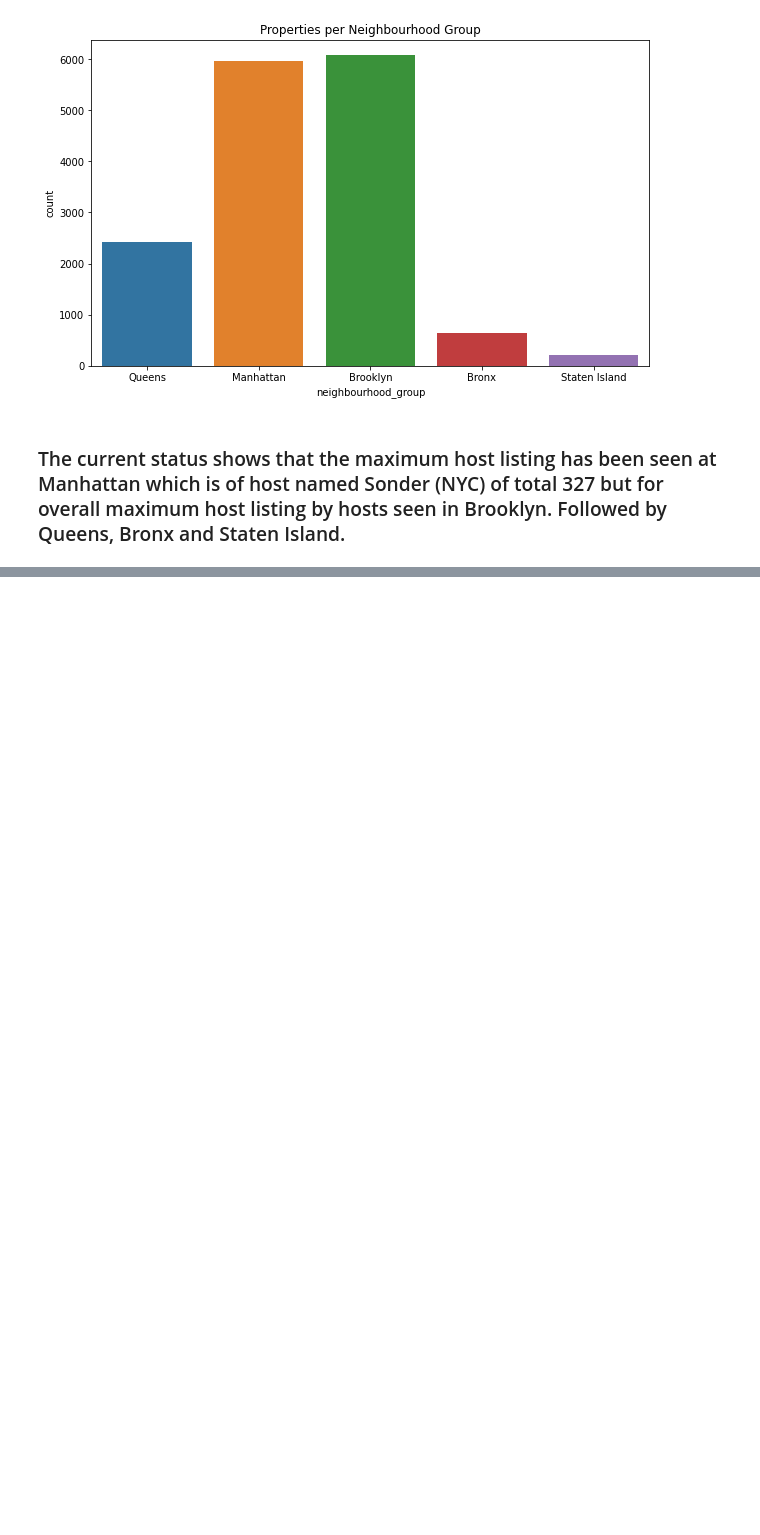
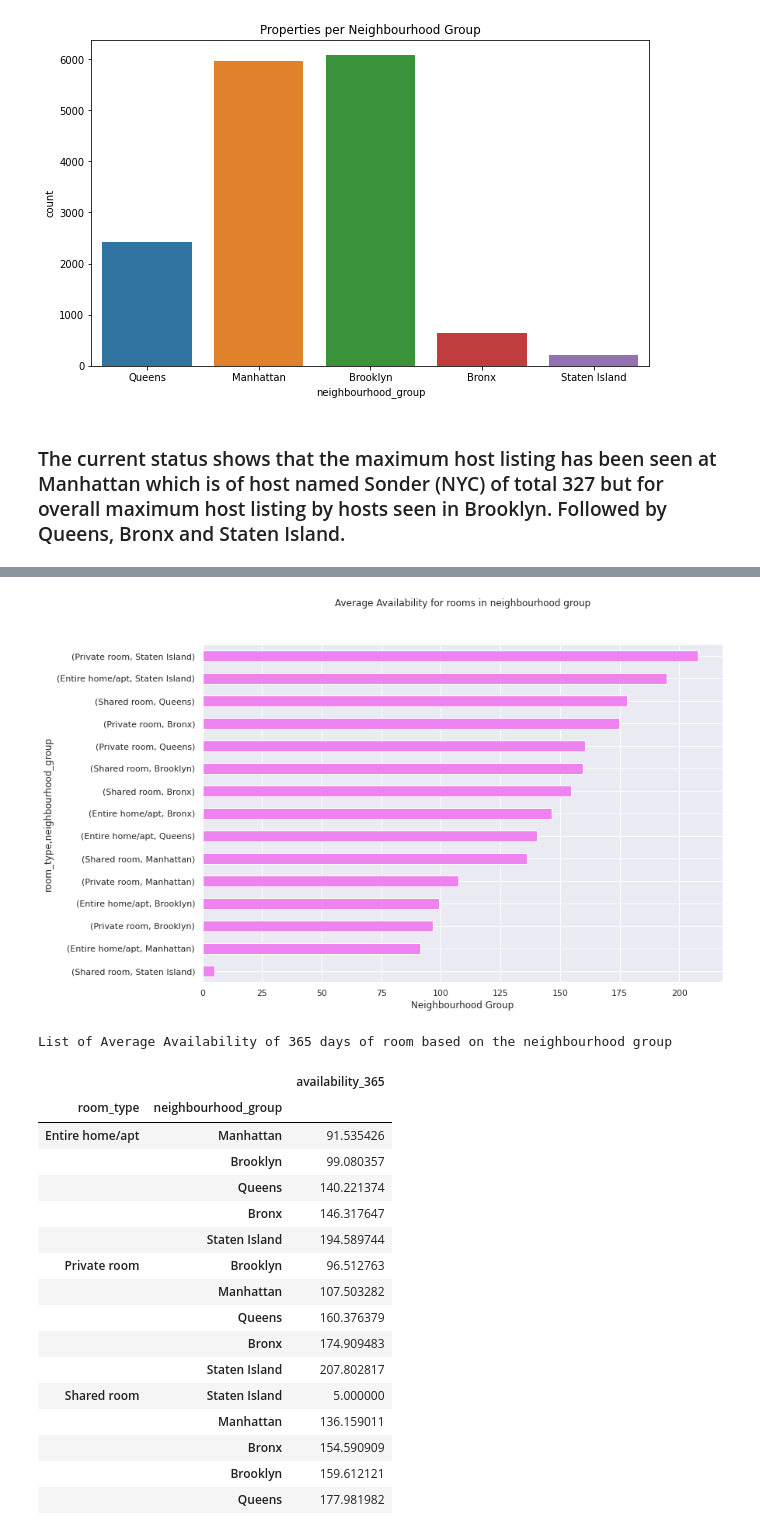
Before and after one commit to JoshiRiddhish/Airbnb-Booking-Analysis, a Jupyter notebook: Airbnb_Bookings_Analysis_(Riddhish)_Capstone_Project.ipynb, the cells around one changed output, grey strips where cells are left out. Saved outputs shown, nothing was run; the diff lists cells and outputs as text; code cells hidden in the pictures; blank space fills up the shorter version.

```diff
--- a/Airbnb_Bookings_Analysis_(Riddhish)_Capstone_Project.ipynb
+++ b/Airbnb_Bookings_Analysis_(Riddhish)_Capstone_Project.ipynb
@@ -541,0 +638,36 @@ plt.show()
+# %%
+# Plot 10
+#Dispaying the average availability of rooms in 365 days for each locality, i.e, neighbourhood group
+
+plt.figure(figsize=(12,8))
+av = df[df['price']==1]
+df_2 = df.groupby(['room_type','neighbourhood_group'])['availability_365'].mean().sort_values(ascending=True)
+df_2.plot(kind='barh', color='violet')
+plt.title('Average Availability for rooms in neighbourhood group', y=1.1)
+plt.xlabel('Neighbourhood Group')
+#Displaying plot
+plt.show()
+
+#Printing the list of average availability of 365 days of room based on the neighbourhood group from the dataset
+print('List of Average Availability of 365 days of room based on the neighbourhood group')
+pd.DataFrame(df_2).sort_values(by='room_type')
+# %% [output]
+[figure, added]
+List of Average Availability of 365 days of room based on the neighbourhood group
+|  |  | availability_365 |
+| room_type | neighbourhood_group |  |
+| Entire home/apt | Manhattan | 91.535426 |
+|  | Brooklyn | 99.080357 |
+|  | Queens | 140.221374 |
+|  | Bronx | 146.317647 |
+|  | Staten Island | 194.589744 |
+| Private room | Brooklyn | 96.512763 |
+|  | Manhattan | 107.503282 |
+|  | Queens | 160.376379 |
+|  | Bronx | 174.909483 |
+|  | Staten Island | 207.802817 |
+| Shared room | Staten Island | 5.000000 |
+|  | Manhattan | 136.159011 |
+|  | Bronx | 154.590909 |
+|  | Brooklyn | 159.612121 |
+|  | Queens | 177.981982 |
```
Also changed, not shown: parts of 20 cells of this notebook.
